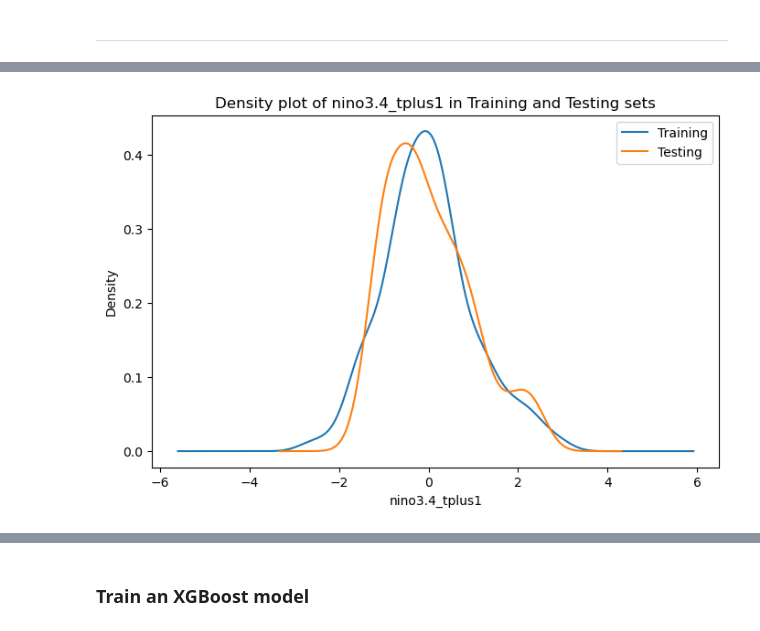
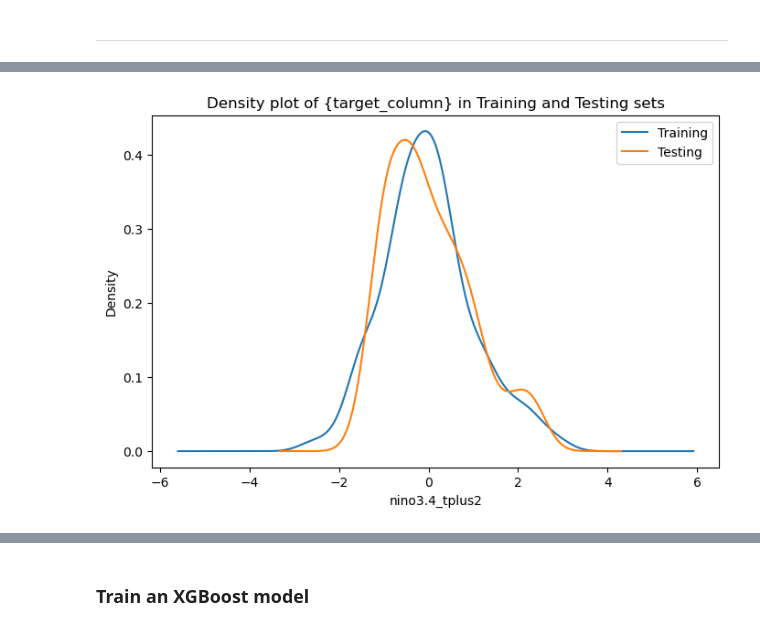
Before and after one commit to sana-ccrc/PyEarthTools, a Jupyter notebook: notebooks/tutorial/ENSO_Forecast.ipynb, the cells around one changed output, grey strips where cells are left out. Drawn from its saved outputs; the diff is of its cells as text; code cells hidden in the pictures.

```diff
--- a/notebooks/tutorial/ENSO_Forecast.ipynb
+++ b/notebooks/tutorial/ENSO_Forecast.ipynb
@@ -346,4 +362,11 @@ Our approach is as follows:
 # %%
+# Set lag months into the future (e.g., 1, 2, or 3)
+lag_months_ahead = 2  # change to 2 or 3 as needed
+
+# Dynamically set target column name
+target_column = f'nino3.4_tplus{lag_months_ahead}' #'nino3.4_tplus1', 'nino3.4_tplus2', or 'nino3.4_tplus3'
+
+print(f"Forecasting {lag_months_ahead} month(s) into the future. Target column: {target_column}")
+
 # Define predictors and target column names for XGBoost
-predictor_columns = ['nino3.4_tminus2', 'nino3.4_tminus1', 'nino3.4_t', 'month_cos', 'month_sin'] # remove/keep 'month_sin', 'month_cos', and 'monthly_clim'
-target_column = 'nino3.4_tplus1'
+predictor_columns = ['nino3.4_tminus2', 'nino3.4_tminus1',  'nino3.4_t'] # remove/Add 'month_sin', 'month_cos'
@@ -350,12 +375,12 @@ target_column = 'nino3.4_tplus1'
 # %%
 # Subset dataframe for predictors and target
-xgboost_ready_df = nino_ml_ready_df[['year'] + predictor_columns + [target_column]+['nino3.4_clim_tplus1']].copy()
+xgboost_ready_df = nino_ml_ready_df[['year', 'month'] + predictor_columns + [target_column]].copy()
 
 # Define training and testing years
 train_years = range(1970, 2011)  # 1980-2010 for training
 test_years = range(2011, 2025)   # 2011-2024 for testing
 
-# Create training and testing sets
+# Create training and testing dataframes
 train_df = xgboost_ready_df[xgboost_ready_df['year'].isin(train_years)].reset_index(drop=True)
 test_df  = xgboost_ready_df[xgboost_ready_df['year'].isin(test_years)].reset_index(drop=True)
 
@@ -387,15 +412,15 @@ First 10 rows of train_df:
 # %%
 # Density plots
 plt.figure(figsize=(8, 5))
-train_df['nino3.4_tplus1'].plot.kde(label='Training')
-test_df['nino3.4_tplus1'].plot.kde(label='Testing')
-plt.xlabel('nino3.4_tplus1')
+train_df[target_column].plot.kde(label='Training')
+test_df[target_column].plot.kde(label='Testing')
+plt.xlabel(target_column)
 plt.ylabel('Density')
-plt.title('Density plot of nino3.4_tplus1 in Training and Testing sets')
+plt.title('Density plot of {target_column} in Training and Testing sets')
 plt.legend()
 plt.show()
 # %% [output]
-[figure, old version]
+[figure, new version]
 # %%
 # Select features and target
 X_train = train_df[predictor_columns]
```
Also changed, not shown: parts of 47 cells of this notebook.
